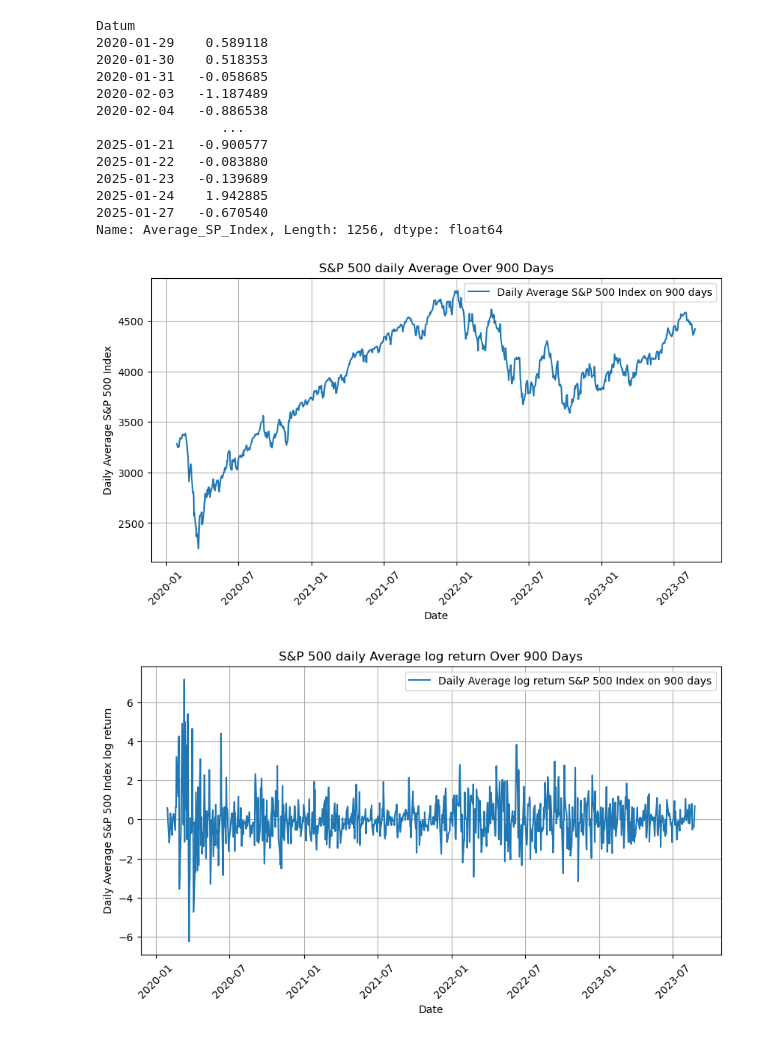
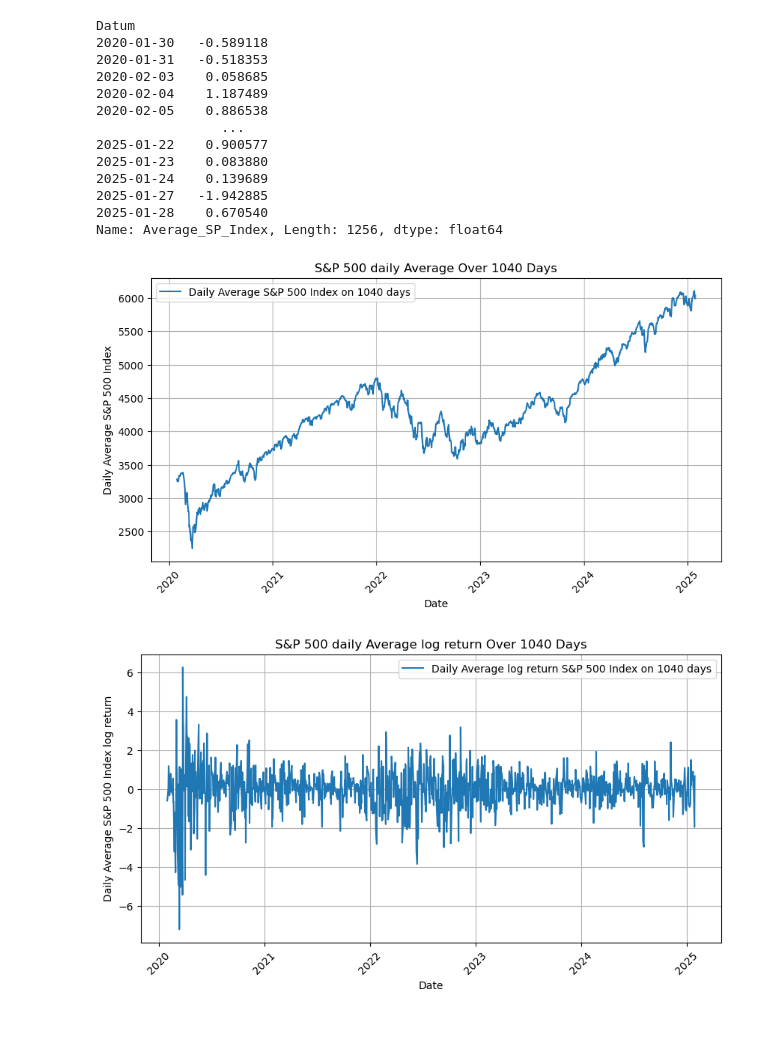
Before and after one commit to oscar10-wq/RL-Mathfin, a Jupyter notebook: RL_algorithm.ipynb, the cells around one changed output. Drawn from its saved outputs; the diff is of its cells as text; code cells hidden in the pictures.

```diff
--- a/RL_algorithm.ipynb
+++ b/RL_algorithm.ipynb
@@ -18,63 +18,60 @@ market_simulator = pd.read_csv(
 
 
 market_simulator["Average_SP_Index"] = (market_simulator["Hoch"] + market_simulator["Tief"]) / 2
+market = market_simulator["Average_SP_Index"].iloc[::-1]
 
 # Compute log returns
-market_av = np.log(market_simulator["Average_SP_Index"]).diff().dropna()
+market_av = np.log(market).diff().dropna()
 market_log_returns = (market_av - market_av.mean()) / market_av.std()
 
-# Invert the data
-market = market_simulator["Average_SP_Index"].iloc[::-1]
-market_log_returns = market_log_returns.iloc[::-1]
-
 print(market_log_returns)
 # %% [output]
 Datum
-2020-01-29    0.589118
-2020-01-30    0.518353
-2020-01-31   -0.058685
-2020-02-03   -1.187489
-2020-02-04   -0.886538
+2020-01-30   -0.589118
+2020-01-31   -0.518353
+2020-02-03    0.058685
+2020-02-04    1.187489
+2020-02-05    0.886538
                 ...
-2025-01-21   -0.900577
-2025-01-22   -0.083880
-2025-01-23   -0.139689
-2025-01-24    1.942885
-2025-01-27   -0.670540
+2025-01-22    0.900577
+2025-01-23    0.083880
+2025-01-24    0.139689
+2025-01-27   -1.942885
+2025-01-28    0.670540
 Name: Average_SP_Index, Length: 1256, dtype: float64
 # %%
 t =  0
-T = 900
-market_plot = market[t:T]
-market_return_plot = market_log_returns[t:T]
+T = 1040
+market_plot = market[t:]
+market_return_plot = market_log_returns[t:]
 
 # Plot market
 plt.figure(figsize=(10, 5))
 plt.plot(market_plot.index, market_plot.values, linestyle='-', label=f"Daily Average S&P 500 Index on {T-t} days")
 # Formatting
 plt.xlabel("Date")
 plt.ylabel("Daily Average S&P 500 Index")
 plt.title(f"S&P 500 daily Average Over {T-t} Days")
 plt.xticks(rotation=45)  # Rotate dates for readability
 plt.grid(True)
 plt.legend()
 
 #Plot market returns
 plt.figure(figsize=(10, 5))
 plt.plot(market_return_plot.index, market_return_plot.values, linestyle='-', label=f"Daily Average log return S&P 500 Index on {T-t} days")
 
 #Formatting
 plt.xlabel("Date")
 plt.ylabel("Daily Average S&P 500 Index log return")
 plt.title(f"S&P 500 daily Average log return Over {T-t} Days")
 plt.xticks(rotation=45)  # Rotate dates for readability
 plt.grid(True)
 plt.legend()
 
 plt.show()
 # %% [output]
-[figure, old version]
+[figure, new version]
-[figure, old version]
+[figure, new version]
 # %%
 import numpy as np
 import random
```
Also changed, not shown: parts of 8 cells of this notebook.
